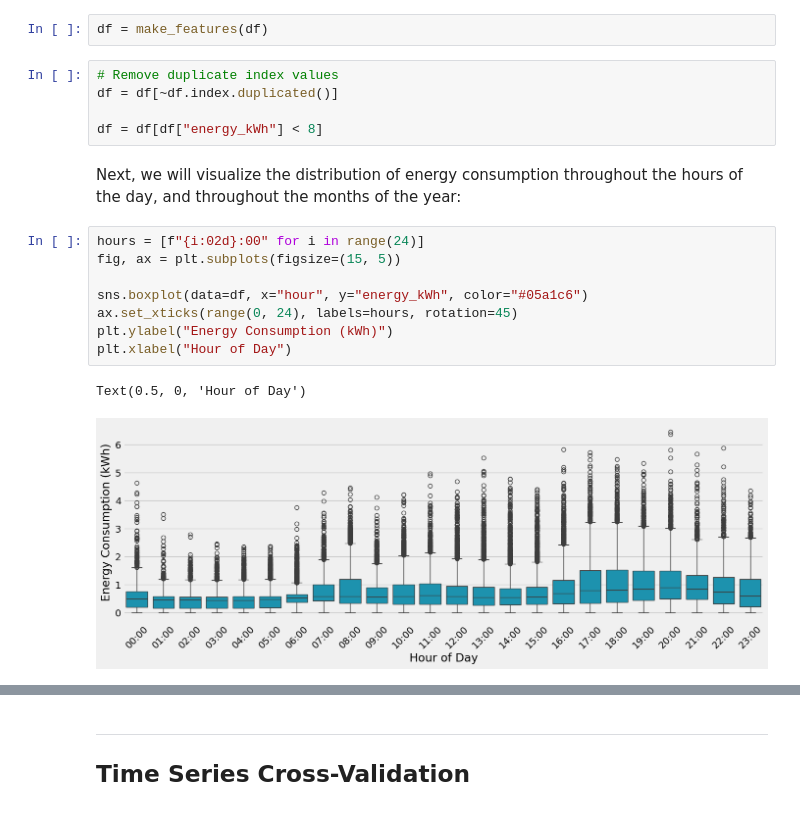
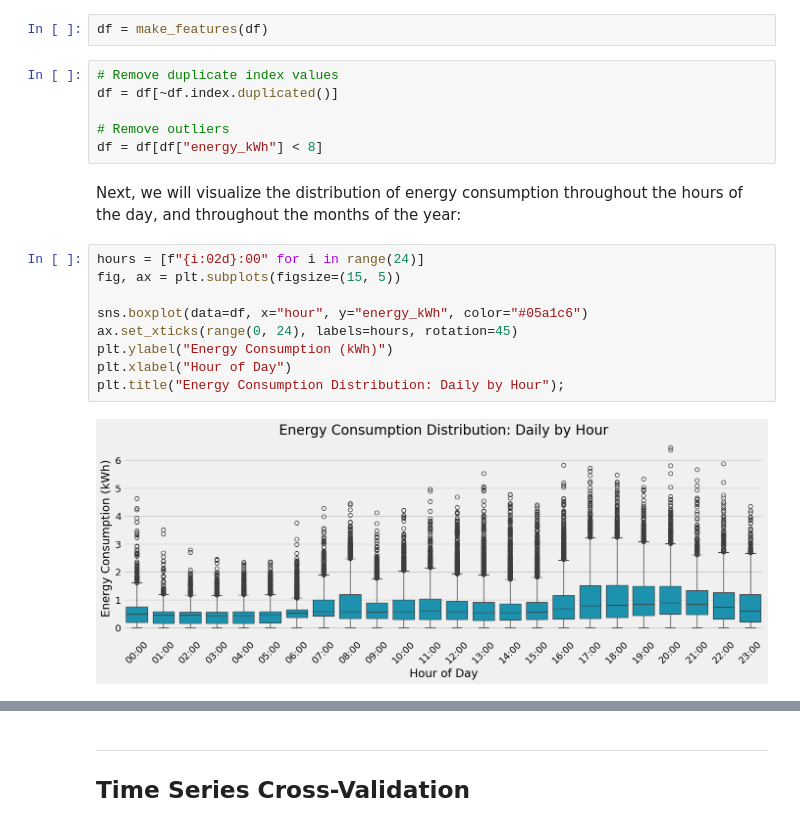
Before and after one commit to njanes/bchydro-forecast, a Jupyter notebook: bchydro-forecast.ipynb, the cells around one changed output, grey strips where cells are left out. Drawn from its saved outputs; the diff is of its cells as text.

Commit message:
Update visualizations

```diff
--- a/bchydro-forecast.ipynb
+++ b/bchydro-forecast.ipynb
@@ -162,18 +161,19 @@ df = make_features(df)
 # Remove duplicate index values
 df = df[~df.index.duplicated()]
 
+# Remove outliers
 df = df[df["energy_kWh"] < 8]
 # %% [markdown]
 Next, we will visualize the distribution of energy consumption throughout the hours of the day, and throughout the months of the year:
 # %%
 hours = [f"{i:02d}:00" for i in range(24)]
 fig, ax = plt.subplots(figsize=(15, 5))
 
 sns.boxplot(data=df, x="hour", y="energy_kWh", color="#05a1c6")
 ax.set_xticks(range(0, 24), labels=hours, rotation=45)
 plt.ylabel("Energy Consumption (kWh)")
 plt.xlabel("Hour of Day")
+plt.title("Energy Consumption Distribution: Daily by Hour");
 # %% [output]
-Text(0.5, 0, 'Hour of Day')
-[figure, old version]
+[figure, new version]
 # %%
```
Also changed, not shown: parts of 3 cells of this notebook, 5 other files.
